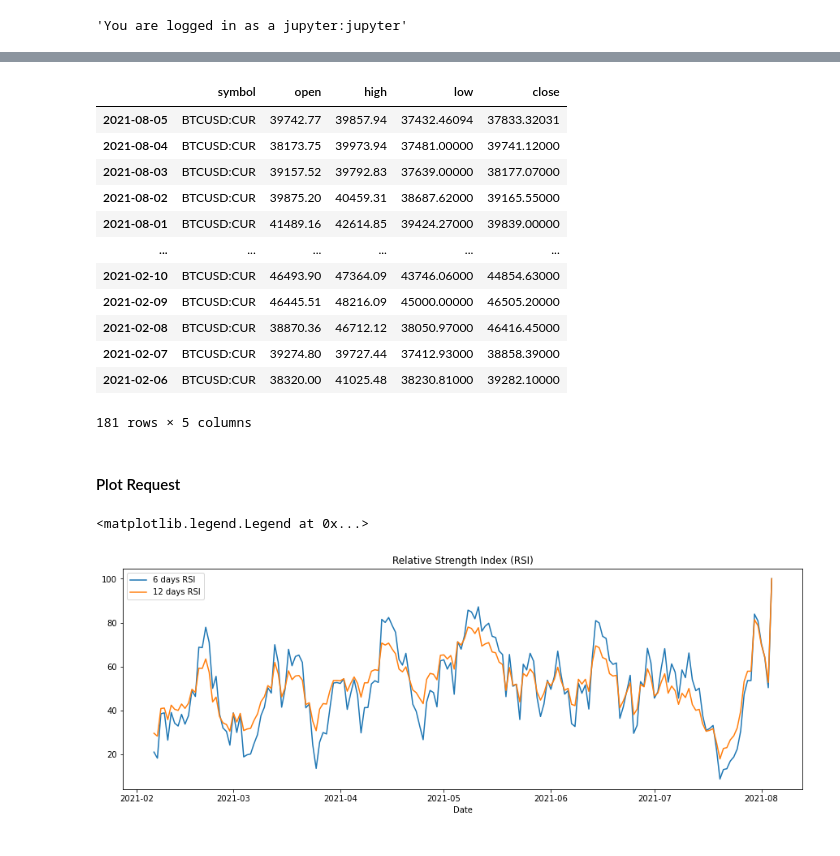
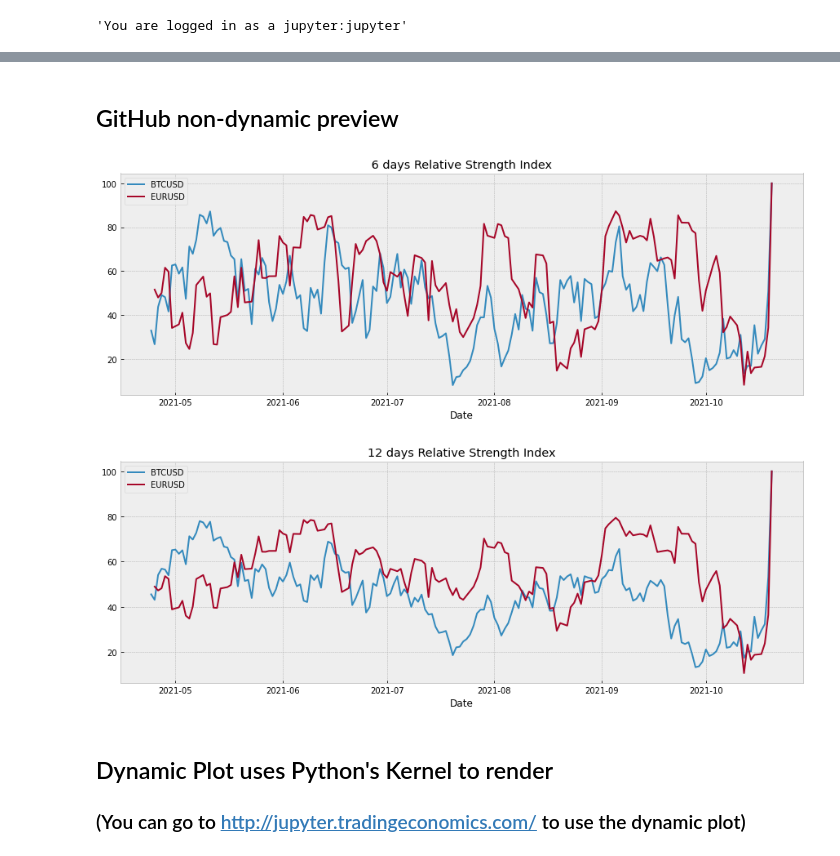
Before and after one commit to tradingeconomics/notebooks, a Jupyter notebook: Markets/TE_markets_relative_strength_index.ipynb, the cells around one changed output, grey strips where cells are left out. Drawn from its saved outputs; the diff is of its cells as text; code cells hidden in the pictures.

Commit message:
corrections on market examples

```diff
--- a/Markets/TE_markets_relative_strength_index.ipynb
+++ b/Markets/TE_markets_relative_strength_index.ipynb
@@ -23,2 +18,0 @@ endDate = str((datetime.now() + timedelta(days=1)).date())
-# %%
-df = te.fetchMarkets(symbol=symbol, initDate=initDate, endDate=endDate, output_type="df")
@@ -27,30 +18,0 @@ stock_df = StockDataFrame.retype(df)
-# %%
-stock_df
-# %% [output]
-|  | symbol | open | high | low | close |
-| 2021-08-05 | BTCUSD:CUR | 39742.77 | 39857.94 | 37432.46094 | 37833.32031 |
-| 2021-08-04 | BTCUSD:CUR | 38173.75 | 39973.94 | 37481.00000 | 39741.12000 |
-| 2021-08-03 | BTCUSD:CUR | 39157.52 | 39792.83 | 37639.00000 | 38177.07000 |
-| 2021-08-02 | BTCUSD:CUR | 39875.20 | 40459.31 | 38687.62000 | 39165.55000 |
-| 2021-08-01 | BTCUSD:CUR | 41489.16 | 42614.85 | 39424.27000 | 39839.00000 |
-| ... | ... | ... | ... | ... | ... |
-| 2021-02-10 | BTCUSD:CUR | 46493.90 | 47364.09 | 43746.06000 | 44854.63000 |
-| 2021-02-09 | BTCUSD:CUR | 46445.51 | 48216.09 | 45000.00000 | 46505.20000 |
-| 2021-02-08 | BTCUSD:CUR | 38870.36 | 46712.12 | 38050.97000 | 46416.45000 |
-| 2021-02-07 | BTCUSD:CUR | 39274.80 | 39727.44 | 37412.93000 | 38858.39000 |
-| 2021-02-06 | BTCUSD:CUR | 38320.00 | 41025.48 | 38230.81000 | 39282.10000 |
-181 rows × 5 columns
-# %% [markdown]
-#### Plot Request
-# %%
-fig, ax = plt.subplots(figsize=(15,5))  # Create a figure and an axes.
-ax.plot(stock_df['rsi_6'], label='6 days RSI')  # Plot some data on the axes.
-ax.plot(stock_df['rsi_12'], label='12 days RSI')  # Plot some data on the axes.
-
-ax.set_xlabel('Date')  # Add an x-label to the axes.
-ax.set_ylabel('')  # Add a y-label to the axes.
-ax.set_title("Relative Strength Index (RSI)")  # Add a title to the axes.
-ax.legend()  # Add a legend.
-# %% [output]
-<matplotlib.legend.Legend at 0x...>
-[figure, removed]
@@ -56,0 +140,10 @@ ax.legend()  # Add a legend.
+# %% [markdown]
+## GitHub non-dynamic preview
+# %%
+get_rsi_6_and_12_days(symbol_1="BTCUSD:CUR", symbol_2="EURUSD:CUR", plot_type='static',total_days_interval=180)
+# %% [output]
+[figure, added]
+[figure, added]
+# %% [markdown]
+## Dynamic Plot uses Python's Kernel to render
+### (You can go to http://jupyter.tradingeconomics.com/ to use the dynamic plot)
```
Also changed, not shown: parts of 6 cells of this notebook, 4 other files.
